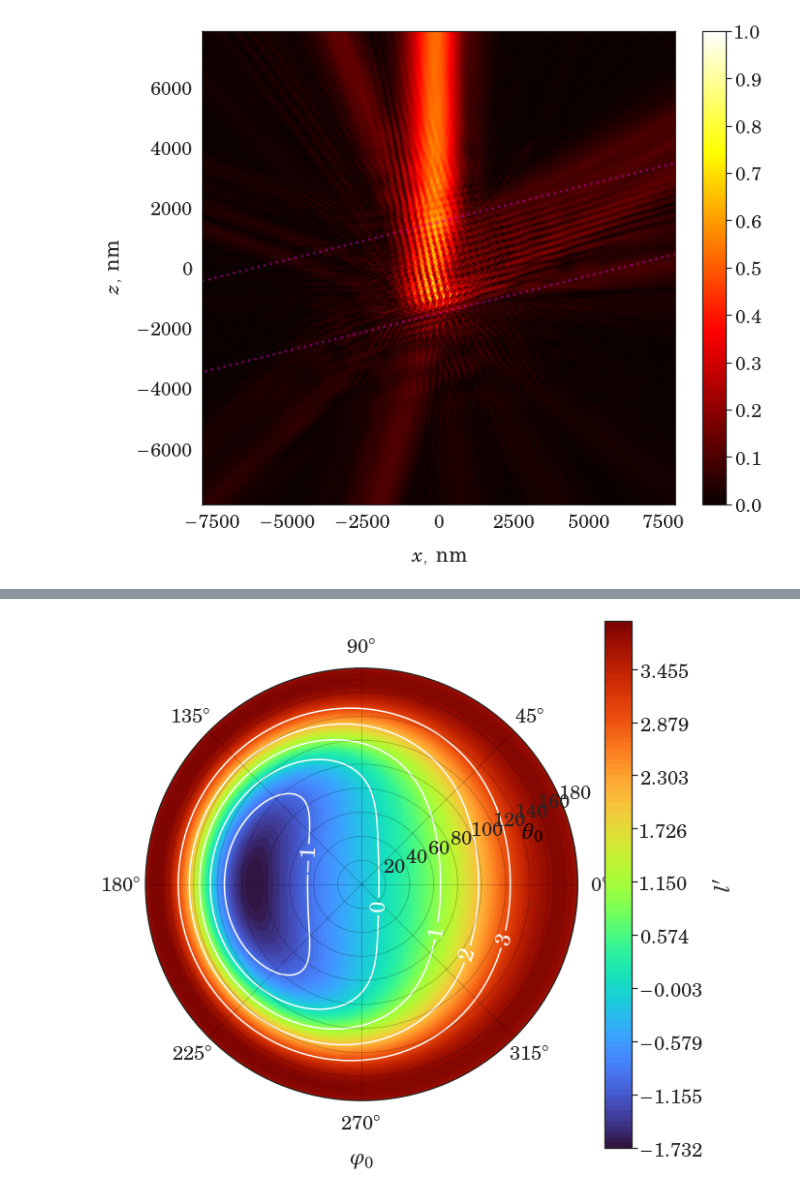
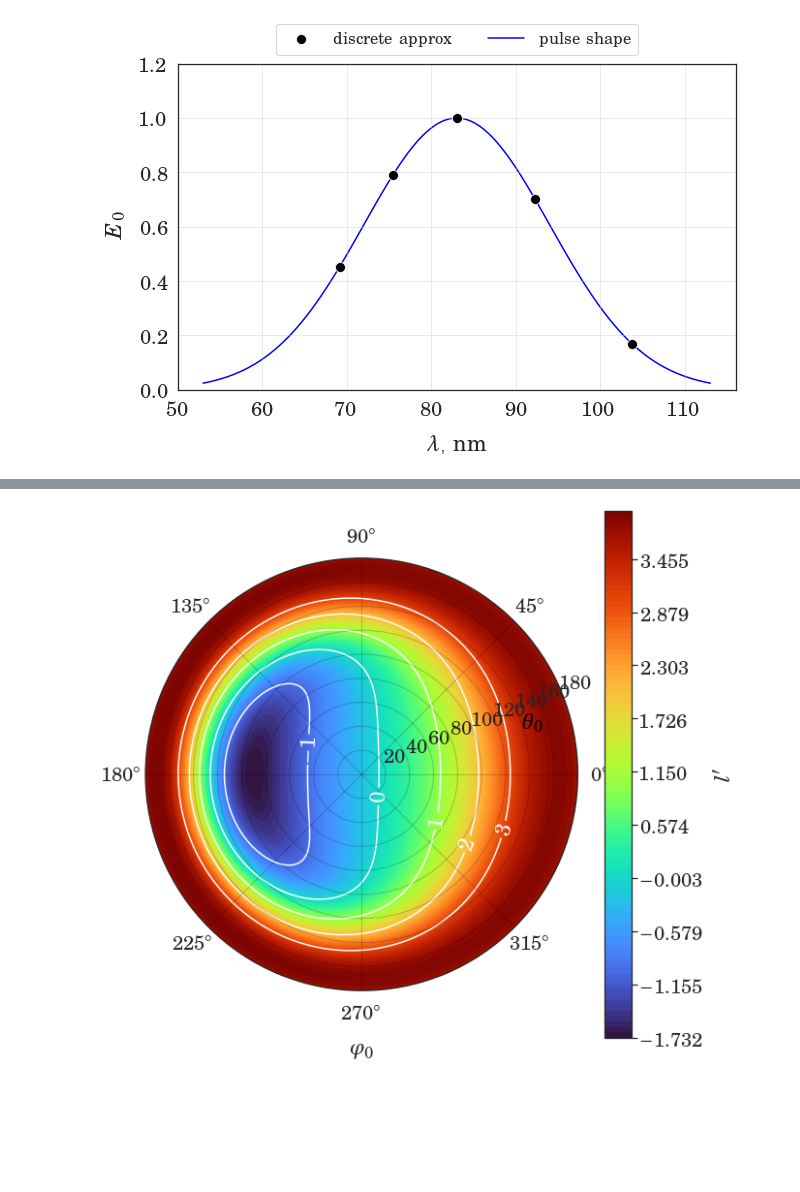
Before and after one commit to Misery7100-Magistracy/Angular-dispersion-boost, a Jupyter notebook: computations/plot_mstm.ipynb, the cells around one changed output, grey strips where cells are left out. Drawn from its saved outputs; the diff is of its cells as text; code cells hidden in the pictures; blank space fills up the shorter version.

```diff
--- a/computations/plot_mstm.ipynb
+++ b/computations/plot_mstm.ipynb
@@ -5,5 +7,39 @@ import pandas as pd
 
 root = './matlab/output'
+# %%
+normal_distr = scipy.stats.norm(loc=83, scale=11)
+
+get_rel_amp = lambda x: normal_distr.pdf(x) / normal_distr.pdf(83)
+# %%
+import matplotlib.pyplot as plt
+import seaborn as sns
+import numpy as np
+
+msevn.configure_mpl()
+
+#sns.histplot(x=[830 / i for i in range(8, 13)], y=[get_rel_amp(830 / i) for i in range(8, 13)])
+t = 30
+x = np.linspace(83 - t, 83 + t, 100)
+
+fig, ax = plt.subplots(figsize=(10, 6))
+wls = [830 / i for i in range(8, 13)]
+
+for wl in wls:
+    if wl == wls[0]:
+        sns.scatterplot(x=[wl], y=[get_rel_amp(wl)], color='black', ax=ax, s=100, marker='o', label=r'$\rm{discrete}$ $\rm{approx}$')
+    else:
+        sns.scatterplot(x=[wl], y=[get_rel_amp(wl)], color='black', ax=ax, s=100, marker='o')
+
+sns.lineplot(x=x, y=get_rel_amp(x), zorder=-1, ax=ax, color='blue', label=r'$\rm{pulse}$ $\rm{shape}$')
+ax.set_xlabel(r'$\lambda$, $\rm{nm}$', labelpad=15)
+ax.set_ylabel(r'$E_0$', labelpad=15)
+ax.set_ylim(0, 1.2)
+
+lgd = ax.legend(loc='lower center', bbox_to_anchor=(0, 1, 1, 0), ncol=3, fontsize=18)
+
+#fig.savefig(f'../tex/components/img/celes/wavepacket8..12_rad.pdf', bbox_inches='tight')
+# %% [output]
+[figure, added]
 # %%
 def get_value(x: str, field: str = 'gap') -> float:
 
@@ -83,8 +119,6 @@ files = process_files()
 fb = plot_mstm(files, edge=14, gap=166, radius=30, angle=14, normalize=True)
 
 #fb['figure'].savefig('../tex/components/img/celes/20_rad_1st_check.pdf', bbox_inches='tight', bbox_extra_artists=fb['extra_artists'])
-# %% [output]
-[figure, removed]
 # %%
 def calc_dthetas(theta0: float, drel: float = 2, h: int = 1) -> float:
 
```
Also changed, not shown: parts of 9 cells of this notebook, 15 other files.
